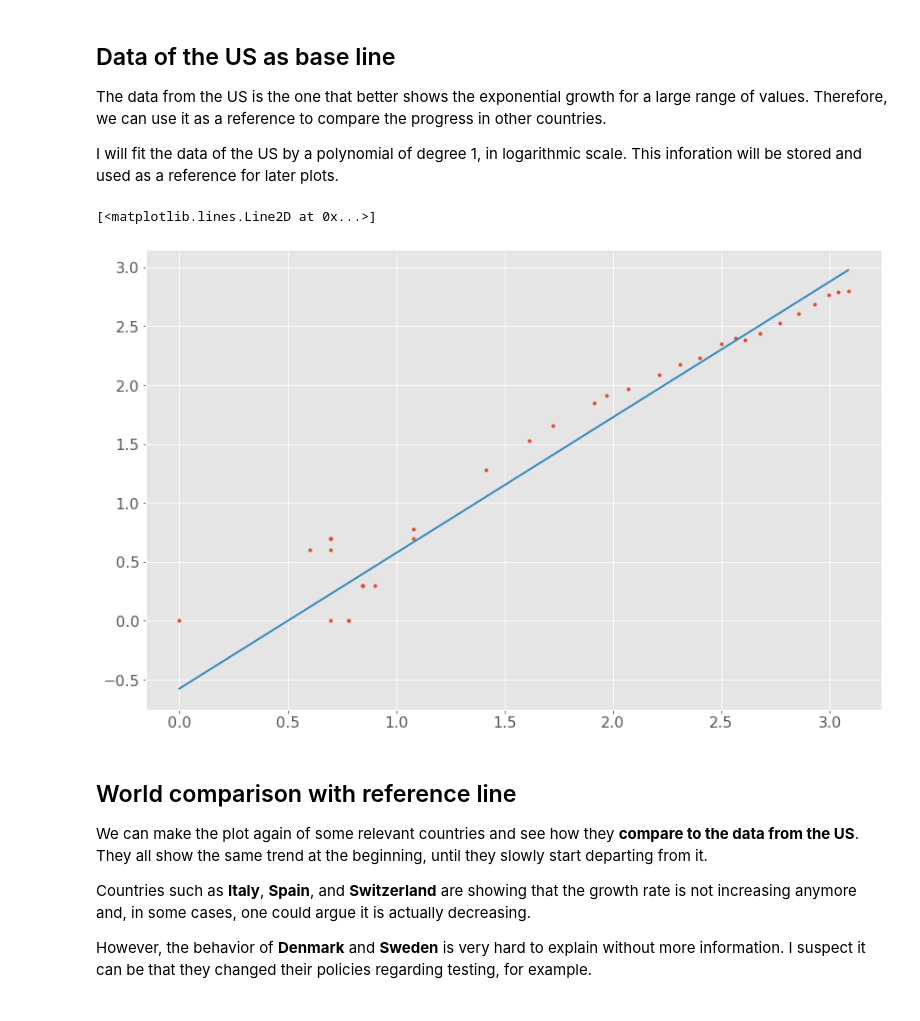
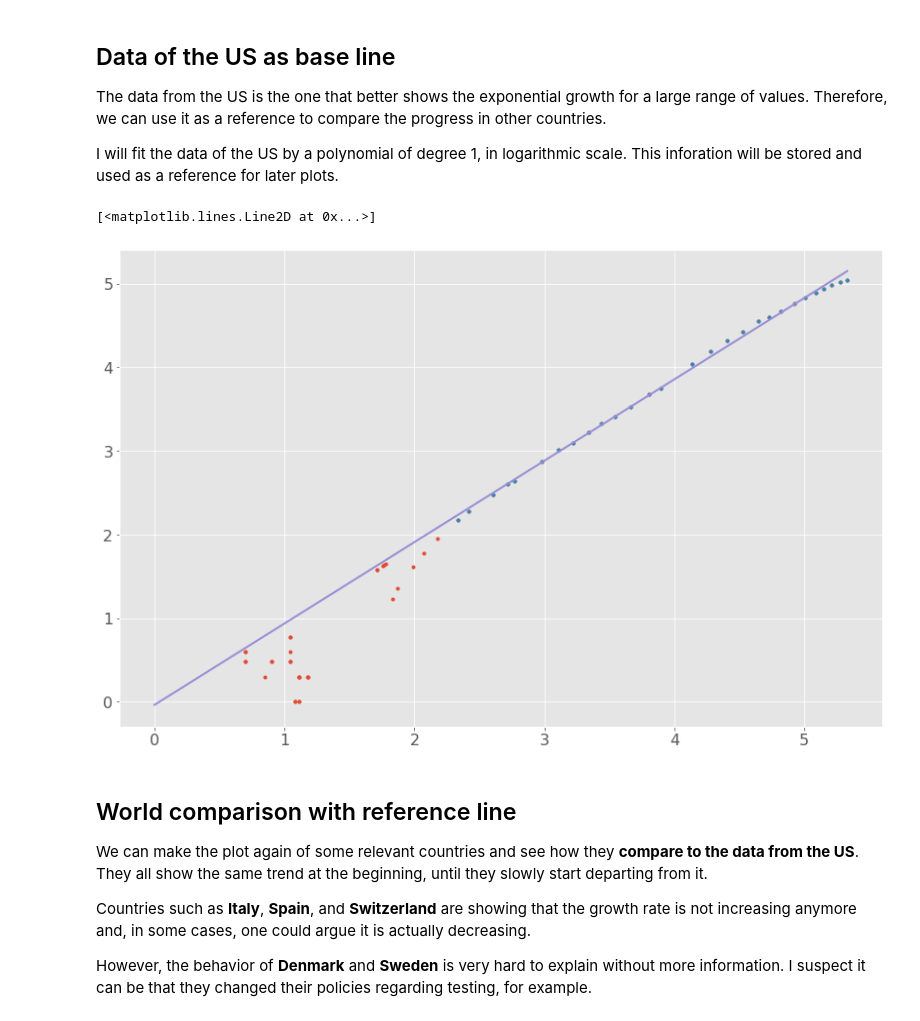
Before and after one commit to aquilesC/Covid-19-Jupyter-Notebook, a Jupyter notebook: Covid_Time_Series.ipynb, the cells around one changed output. Cells and saved outputs as stored; diff of their text form; code cells hidden in the pictures.

Commit message:
There was a problem fitting US data, was grabbing wrong country

```diff
--- a/Covid_Time_Series.ipynb
+++ b/Covid_Time_Series.ipynb
@@ -468,16 +468,17 @@ The data from the US is the one that better shows the exponential growth for a l
 
 I will fit the data of the US by a polynomial of degree 1, in logarithmic scale. This inforation will be stored and used as a reference for later plots.
 # %%
-Spaincountry = 'US'
+country = 'US'
 to_fit_x = np.log10(sick_data[country])
 to_fit_y = np.log10(new_cases_5_days[country])
-us_fit = np.polyfit(to_fit_x[42:], to_fit_y[42:], 1)
+us_fit = np.polyfit(to_fit_x[43:], to_fit_y[43:], 1)
 plt.plot(to_fit_x, to_fit_y, '.')
+plt.plot(to_fit_x[43:], to_fit_y[43:], '.')
 plot_range = (0, max(to_fit_x))
 plt.plot(plot_range, np.polyval(us_fit, plot_range), '-')
 # %% [output]
 [<matplotlib.lines.Line2D at 0x...>]
-[figure, old version]
+[figure, new version]
 # %% [markdown]
 ## World comparison with reference line
 We can make the plot again of some relevant countries and see how they **compare to the data from the US**. They all show the same trend at the beginning, until they slowly start departing from it.
```
Also changed, not shown: 10 other files.
